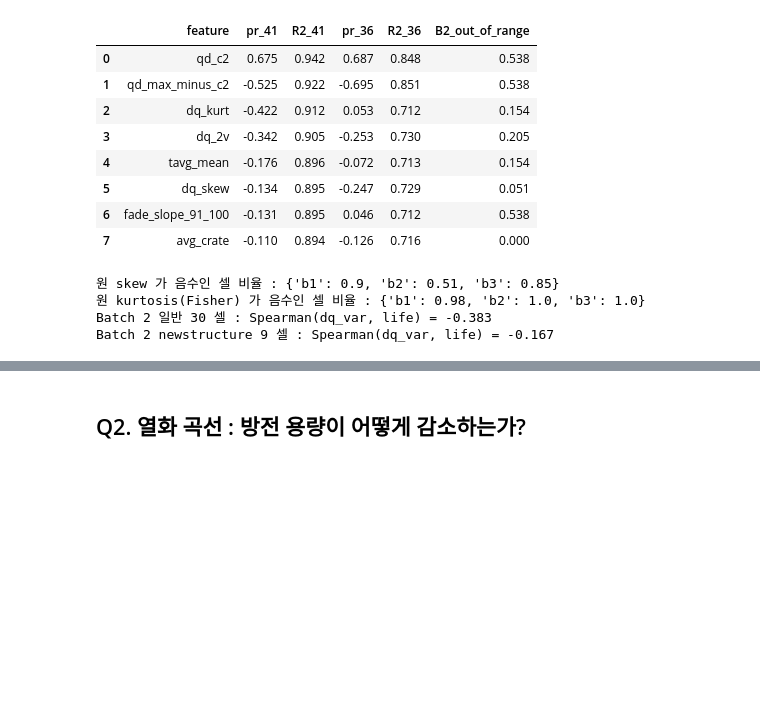
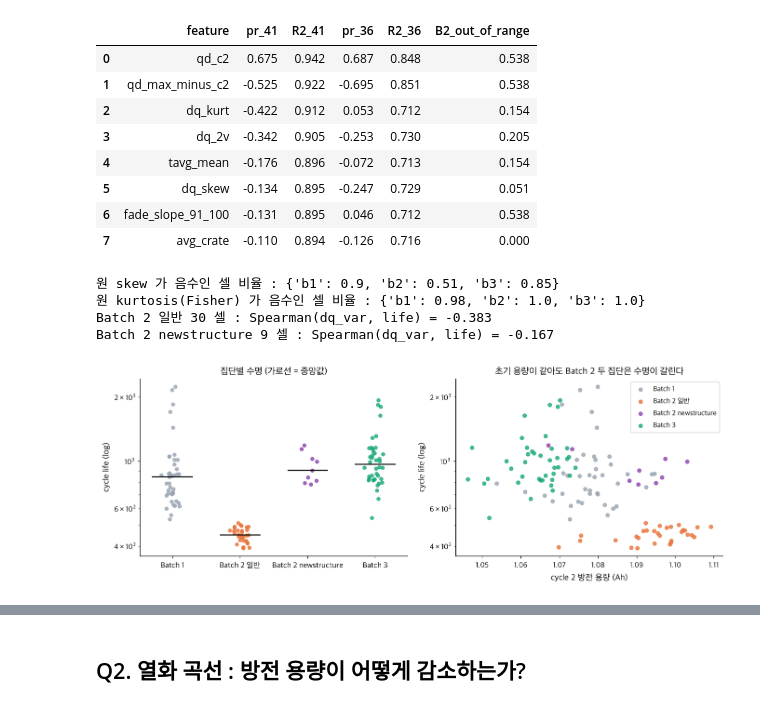
Before and after one commit to 97-99-02/ess-battery-project, a Jupyter notebook: notebooks/01_EDA.ipynb, the cells around one changed output, grey strips where cells are left out. Drawn from its saved outputs; the diff is of its cells as text; code cells hidden in the pictures; blank space fills up the shorter version.

```diff
--- a/notebooks/01_EDA.ipynb
+++ b/notebooks/01_EDA.ipynb
@@ -357,3 +357,21 @@ for ns in [False, True]:
 원 kurtosis(Fisher) 가 음수인 셀 비율 : {'b1': 0.98, 'b2': 1.0, 'b3': 1.0}
 Batch 2 일반 30 셀 : Spearman(dq_var, life) = -0.383
 Batch 2 newstructure 9 셀 : Spearman(dq_var, life) = -0.167
+# %%
+# 그림 : Batch 2 두 집단 (수명 / 초기 용량 대 수명)
+fig, axes = plt.subplots(1, 2, figsize=(12.5, 4.6))
+groups = [('Batch 1', use[use.batch == 'b1'], '#9aa5b1'), ('Batch 2 일반', use[(use.batch == 'b2') & ~use.newstructure], BC['b2']),
+          ('Batch 2 newstructure', use[(use.batch == 'b2') & use.newstructure], '#8e44ad'), ('Batch 3', use[use.batch == 'b3'], BC['b3'])]
+rng = np.random.default_rng(0)
+for i, (nm, g, c) in enumerate(groups):
+    axes[0].scatter(rng.normal(i, 0.07, len(g)), g.life, s=22, color=c, alpha=0.8)
+    axes[0].hlines(g.life.median(), i - 0.3, i + 0.3, color='k', lw=1.5)
+axes[0].set_xticks(range(4)); axes[0].set_xticklabels([g[0] for g in groups], fontsize=11)
+axes[0].set_yscale('log'); axes[0].set_ylabel('cycle life (log)', fontsize=12); axes[0].set_title('집단별 수명 (가로선 = 중앙값)', fontsize=13)
+for nm, g, c in groups:
+    axes[1].scatter(g.qd_c2, g.life, s=26, color=c, alpha=0.8, label=nm)
+axes[1].set_yscale('log'); axes[1].set_xlabel('cycle 2 방전 용량 (Ah)', fontsize=12); axes[1].set_ylabel('cycle life (log)', fontsize=12)
+axes[1].legend(fontsize=10); axes[1].set_title('초기 용량이 같아도 Batch 2 두 집단은 수명이 갈린다', fontsize=13)
+plt.tight_layout(); plt.savefig(f'{FIG}/q1_batch2_groups.png', bbox_inches='tight'); plt.show()
+# %% [output]
+[figure, added]
```
Also changed, not shown: parts of 1 cell of this notebook, 3 other files.
